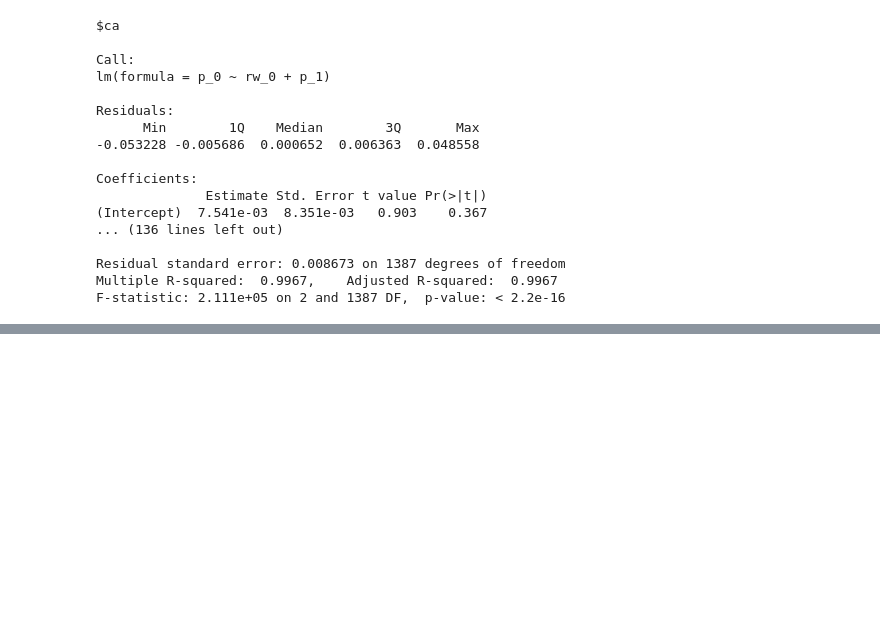
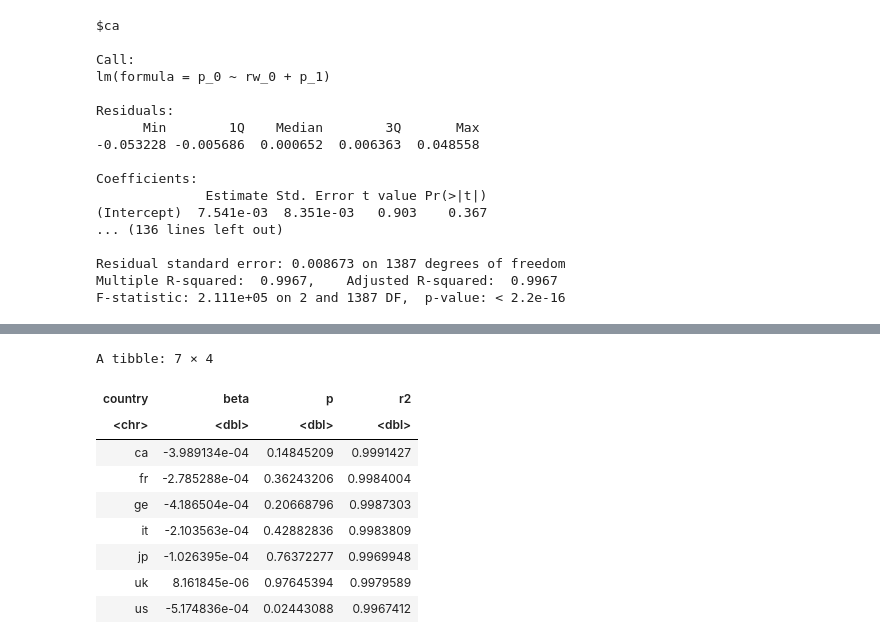
Before and after one commit to Myxogastria/test_public, a Jupyter notebook: 6_4.ipynb, the cells around one changed output, grey strips where cells are left out. Saved outputs shown, nothing was run; the diff lists cells and outputs as text; code cells hidden in the pictures; blank space fills up the shorter version.

```diff
--- a/6_4.ipynb
+++ b/6_4.ipynb
@@ -280,0 +300,10 @@ F-statistic: 2.111e+05 on 2 and 1387 DF,  p-value: < 2.2e-16
+# %%
+rw_0 <- rw[-1]
+rw_1 <- rw[-n_data]
+lm_5 <- function(x){
+    p_0 <- x[-1]
+    p_1 <- x[-n_data]
+    return(lm(p_0 ~ rw_0 + rw_1 + p_1))
+}
+lm_result3 <- lapply(p_data, lm_5)
+lapply(lm_result3, summary)
@@ -280,0 +328,19 @@ F-statistic: 2.111e+05 on 2 and 1387 DF,  p-value: < 2.2e-16
+# %%
+table_6_1_3 <- tibble(
+    country = names(lm_result3),
+    beta = sapply(lm_result3, function(x) coef(x)["rw_0"]),
+    p = sapply(lm_result3, function(x) summary(x)$coefficients["rw_0", "Pr(>|t|)"]),
+    r2 = sapply(lm_result3, function(x) summary(x)$adj.r.squared)
+)
+table_6_1_3
+# %% [output]
+A tibble: 7 × 4
+| country | beta | p | r2 |
+| <chr> | <dbl> | <dbl> | <dbl> |
+| ca | -3.989134e-04 | 0.14845209 | 0.9991427 |
+| fr | -2.785288e-04 | 0.36243206 | 0.9984004 |
+| ge | -4.186504e-04 | 0.20668796 | 0.9987303 |
+| it | -2.103563e-04 | 0.42882836 | 0.9983809 |
+| jp | -1.026395e-04 | 0.76372277 | 0.9969948 |
+| uk | 8.161845e-06 | 0.97645394 | 0.9979589 |
+| us | -5.174836e-04 | 0.02443088 | 0.9967412 |
```
Also changed, not shown: parts of 22 cells of this notebook, 1 other file.
